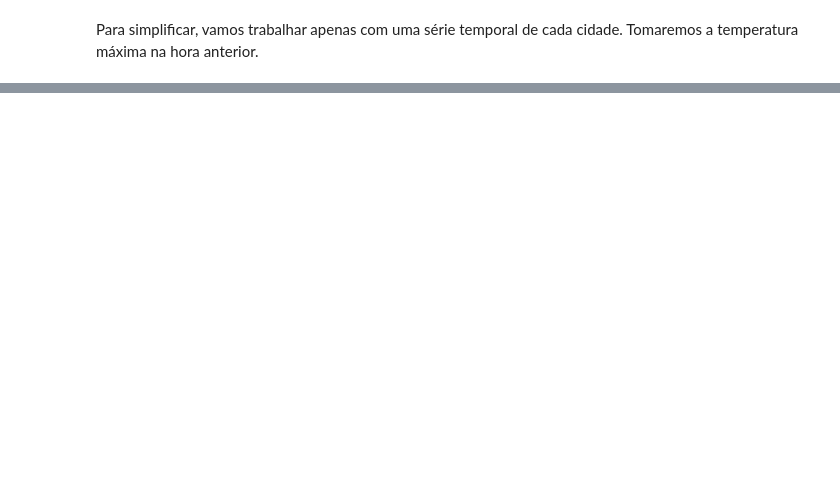
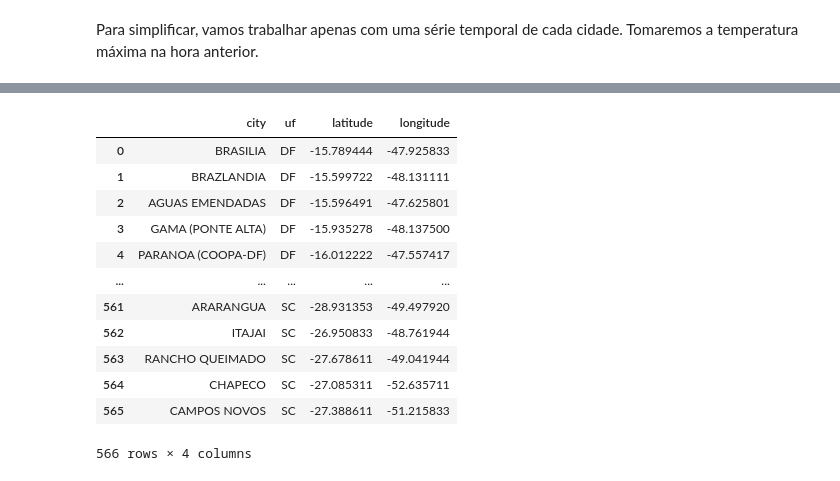
Before and after one commit to pedroaurgomes/AI4GOOD-LosNinos, a Jupyter notebook: climate_analysis.ipynb, the cells around one changed output, grey strips where cells are left out. Saved outputs shown, nothing was run; the diff lists cells and outputs as text; code cells hidden in the pictures; blank space fills up the shorter version.

```diff
--- a/climate_analysis.ipynb
+++ b/climate_analysis.ipynb
@@ -140,0 +167,16 @@ for i, city in enumerate(data):
+# %%
+df
+# %% [output]
+|  | city | uf | latitude | longitude |
+| 0 | BRASILIA | DF | -15.789444 | -47.925833 |
+| 1 | BRAZLANDIA | DF | -15.599722 | -48.131111 |
+| 2 | AGUAS EMENDADAS | DF | -15.596491 | -47.625801 |
+| 3 | GAMA (PONTE ALTA) | DF | -15.935278 | -48.137500 |
+| 4 | PARANOA (COOPA-DF) | DF | -16.012222 | -47.557417 |
+| ... | ... | ... | ... | ... |
+| 561 | ARARANGUA | SC | -28.931353 | -49.497920 |
+| 562 | ITAJAI | SC | -26.950833 | -48.761944 |
+| 563 | RANCHO QUEIMADO | SC | -27.678611 | -49.041944 |
+| 564 | CHAPECO | SC | -27.085311 | -52.635711 |
+| 565 | CAMPOS NOVOS | SC | -27.388611 | -51.215833 |
+566 rows × 4 columns
```
Also changed, not shown: parts of 13 cells of this notebook.
